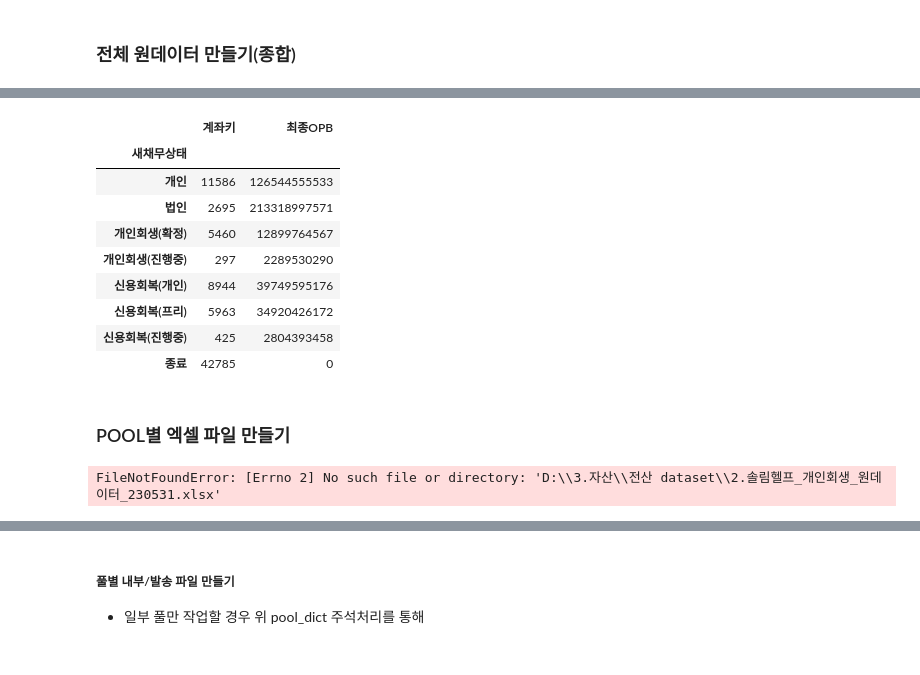
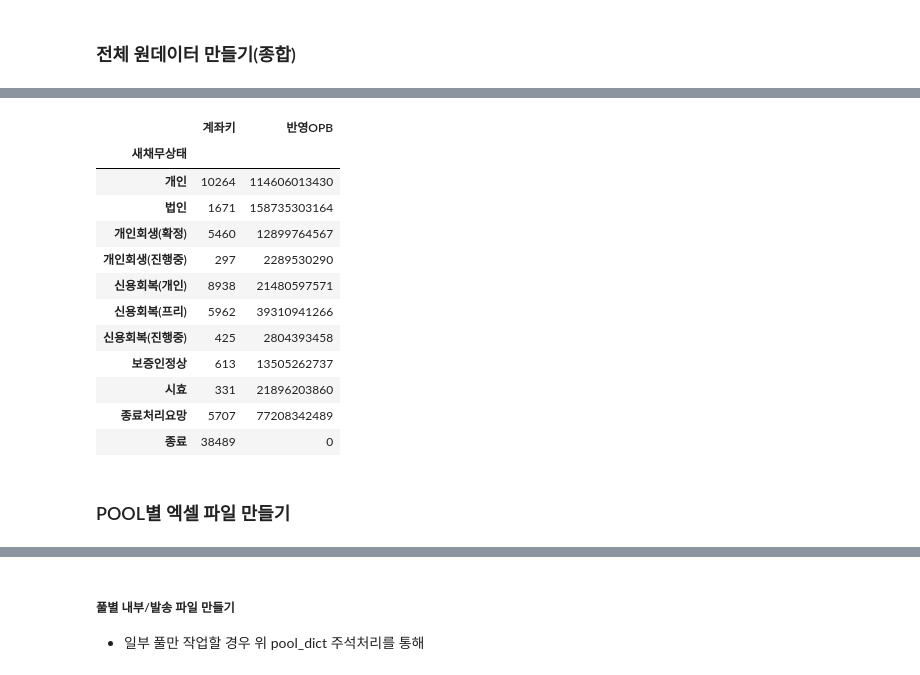
Before and after one commit to jbmyou/python_work, a Jupyter notebook: fileNaming/전산_자산정리_솔림2.ipynb, the cells around one changed output, grey strips where cells are left out. Saved outputs shown, nothing was run; the diff lists cells and outputs as text; code cells hidden in the pictures.

```diff
--- a/fileNaming/전산_자산정리_솔림2.ipynb
+++ b/fileNaming/전산_자산정리_솔림2.ipynb
@@ -150,5 +183,11 @@ print(f'삭제후 개회 : {len(rehabilitation)}, 삭제후 신복 : {len(credit
 [3875, 5387, 5388, 15437, 15436]
 []
 삭제후 개회 : 5853, 삭제후 신복 : 15451
+# %%
+# 확정된 조정채권 차주, 보증인 저장하기. 종결건에도 따로 문제발생해서 처리했다면 이 셀 재 실행 해야..
+rehabilitation_d = rehabilitation[rehabilitation["분납자관계"]=="채무자"].copy()
+rehabilitation_grt = rehabilitation[rehabilitation["분납자관계"]=="보증인"].copy()
+credit_d = credit[credit["채무구분"]=="주채무"].copy()
+credit_grt = credit[credit["채무구분"]=="보증채무"].copy()
 # %% [markdown]
 ### grt, 새보증인상태 추가
@@ -155,5 +195,3 @@ print(f'삭제후 개회 : {len(rehabilitation)}, 삭제후 신복 : {len(credit
-# %%
-grt = pd.read_excel(join(wd, basedate, "보증인새창_20230531_1851.xlsx"), dtype=grt_dtype).fillna("")
 # %%
 # 개회 >> 차주 : 계좌키, 보증인 : [계좌키 + 보증인이름]이 pk.
 # 신복 >> 보증인키 있으므로 이걸로. 누락계좌는 정상으로 나옴
@@ -443,14 +379,26 @@ Name: 새채무상태, dtype: int64
 # %%
-# 최종OPB 작성하기
-개회OPB = rehabilitation_d.loc[:, ["계좌키", "반영OPB"]].rename(columns={"반영OPB" : "최종OPB"})
-신복OPB = credit_d.loc[:, ["계좌키", "현재원금잔액"]].rename(columns={"현재원금잔액" : "최종OPB"})
-신복OPB["최종OPB"] = 신복OPB["최종OPB"].astype(int)
-# 개회OPB와 신복OPB 병합
-merged_opb = 개회OPB.merge(신복OPB, on=['계좌키','최종OPB'], how='outer')
-# raw_data와 병합
+raw_data = raw_data.drop(columns=raw_data.columns[raw_data.columns.str.contains("반영OPB")])
+
+# 반영OPB 작성하기
+# 1. 조정채권 OPB 입력
+개회OPB = rehabilitation_d.loc[:, ["계좌키", "반영OPB"]]
+신복OPB = credit_d.loc[:, ["계좌키", "반영OPB"]]
+# 개회OPB와 신복OPB 병합 (반영OPB_X, _Y가 되지않도록 ON = [])
+merged_opb = 개회OPB.merge(신복OPB, on=['계좌키','반영OPB'], how='outer')
+# raw_data와 병합하며 "반영OPB"칼럼 만들기
 raw_data = raw_data.merge(merged_opb, on='계좌키', how='outer')
-# 조정이 아닌 경우, 종료이면 0, 아니면 OPB
-new_col = np.where(raw_data['새채무상태'] == '종료', 0, raw_data['OPB'])
-raw_data.loc[raw_data['최종OPB'].isnull(), '최종OPB'] = new_col[raw_data['최종OPB'].isnull()]
+
+# 2. 조정채권 아닌 것 OPB로 채우기
+raw_data.loc[raw_data['반영OPB'].isnull(), '반영OPB'] = raw_data.loc[raw_data['반영OPB'].isnull(), "OPB"]
+
+# 3. 종료건이면 0원으로 처리하기
+raw_data["반영OPB"] = np.where(raw_data['채권상태'] == '종료', 0, raw_data['반영OPB'])
+
+# 자료형 : 정수
+raw_data["반영OPB"] = raw_data["반영OPB"].astype(np.int64)
+# %%
+# 컬럼 순서
+raw_data.insert(8, "새보증인상태", raw_data.pop('새보증인상태'))
+raw_data.insert(9, "반영OPB", raw_data.pop('반영OPB'))
 # %%
 # 전체 저장하기
@@ -559,24 +488,28 @@ See the caveats in the documentation: https://pandas.pydata.org/pandas-docs/stab
 # %%
 # 요약
 pd.options.display.float_format = '{:.0f}'.format
 # 특정 POOL
 # pool계좌키 = pd.read_excel("c://users/sl/Desktop/계좌키.xlsx", dtype={"계좌키":str})
 # pool = pd.merge(raw_data,pool계좌키, on='계좌키', how='inner')
-# result = pool.groupby('새채무상태').agg({'계좌키':'count', '최종OPB':'sum'}).reindex(index=['개인','법인','개인회생(확정)','개인회생(진행중)','신용회복(개인)','신용회복(프리)','신용회복(진행중)','종료'])
+# result = pool.groupby('새채무상태').agg({'계좌키':'count', '반영OPB':'sum'}).reindex(index=['개인','법인','개인회생(확정)','개인회생(진행중)','신용회복(개인)','신용회복(프리)','신용회복(진행중)','종료'])
 # result
 # 전체
-raw_data.groupby('새채무상태').agg({'계좌키':'count', '최종OPB':'sum'}).reindex(index=['개인','법인','개인회생(확정)','개인회생(진행중)','신용회복(개인)','신용회복(프리)','신용회복(진행중)','종료'])
+# reindex에 있는 것만 집계되네
+raw_data.groupby('새채무상태').agg({'계좌키':'count', '반영OPB':'sum'}).reindex(index=['개인','법인','개인회생(확정)','개인회생(진행중)','신용회복(개인)','신용회복(프리)','신용회복(진행중)','보증인정상','시효','종료처리요망','종료'])
 # %% [output]
-|  | 계좌키 | 최종OPB |
+|  | 계좌키 | 반영OPB |
 | 새채무상태 |  |  |
-| 개인 | 11586 | 126544555533 |
-| 법인 | 2695 | 213318997571 |
+| 개인 | 10264 | 114606013430 |
+| 법인 | 1671 | 158735303164 |
 | 개인회생(확정) | 5460 | 12899764567 |
 | 개인회생(진행중) | 297 | 2289530290 |
-| 신용회복(개인) | 8944 | 39749595176 |
-| 신용회복(프리) | 5963 | 34920426172 |
+| 신용회복(개인) | 8938 | 21480597571 |
+| 신용회복(프리) | 5962 | 39310941266 |
 | 신용회복(진행중) | 425 | 2804393458 |
-| 종료 | 42785 | 0 |
+| 보증인정상 | 613 | 13505262737 |
+| 시효 | 331 | 21896203860 |
+| 종료처리요망 | 5707 | 77208342489 |
+| 종료 | 38489 | 0 |
 # %% [markdown]
 ### POOL별 엑셀 파일 만들기
 # %%
@@ -597,20 +530,14 @@ re_grt = pd.read_excel(join(dir, files[0]+".xlsx"), dtype=rehabilitation_dtype,
 credit_d = pd.read_excel(join(dir, files[1]+".xlsx"), dtype=credit_dtype, sheet_name="차주").fillna("")
 credit_grt = pd.read_excel(join(dir, files[1]+".xlsx"), dtype=credit_dtype, sheet_name="보증인").fillna("")
 
-# NaT값을 ""
-credit_d.replace({pd.NaT: ""}, inplace=True)
-credit_grt.replace({pd.NaT: ""}, inplace=True)
-
 # 날짜타입 칼럼
-# date_cols = credit_d.select_dtypes(include='datetime').columns
-# credit_d.loc[:,date_cols] = credit_d[date_cols].astype(str)
-# date_cols = credit_grt.select_dtypes(include='datetime').columns
-# credit_grt.loc[:,date_cols] = credit_grt[date_cols].astype(str)
+date_cols = credit_d.select_dtypes(include='datetime').columns
+credit_d[date_cols] = credit_d[date_cols].astype(str)
+date_cols = credit_grt.select_dtypes(include='datetime').columns
+credit_grt[date_cols] = credit_grt[date_cols].astype(str)
 
 # 3.무담보
 raw_data = pd.read_excel(join(dir, files[2]+".xlsx"), dtype=account_dtype, sheet_name="리스트").fillna("")
-# %% [output]
-FileNotFoundError: [Errno 2] No such file or directory: 'D:\\3.자산\\전산 dataset\\2.솔림헬프_개인회생_원데이터_230531.xlsx'
 # %%
 ###################################################
 # 무담보 채무상태 추가작업
```
Also changed, not shown: parts of 39 cells of this notebook, 2 other files.
